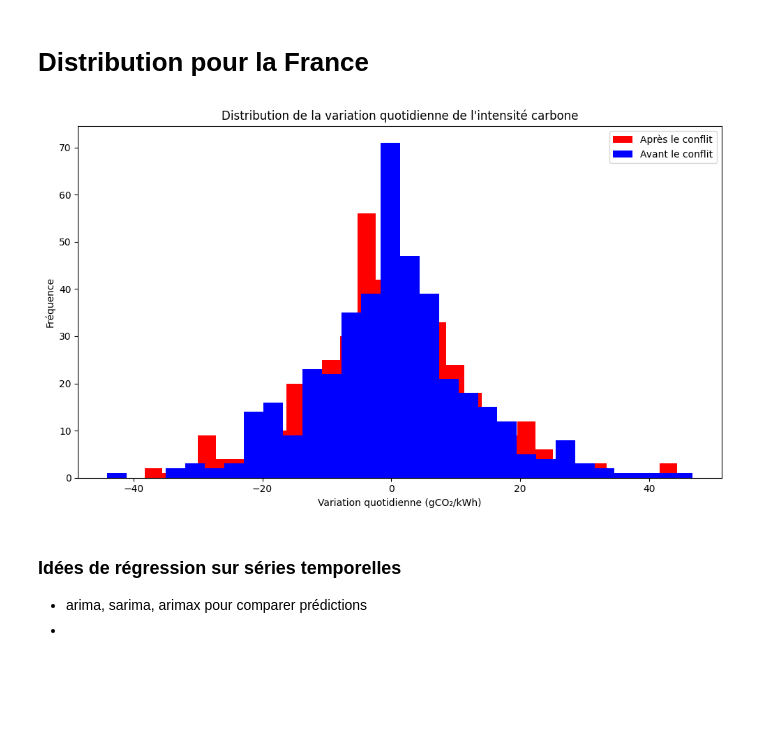
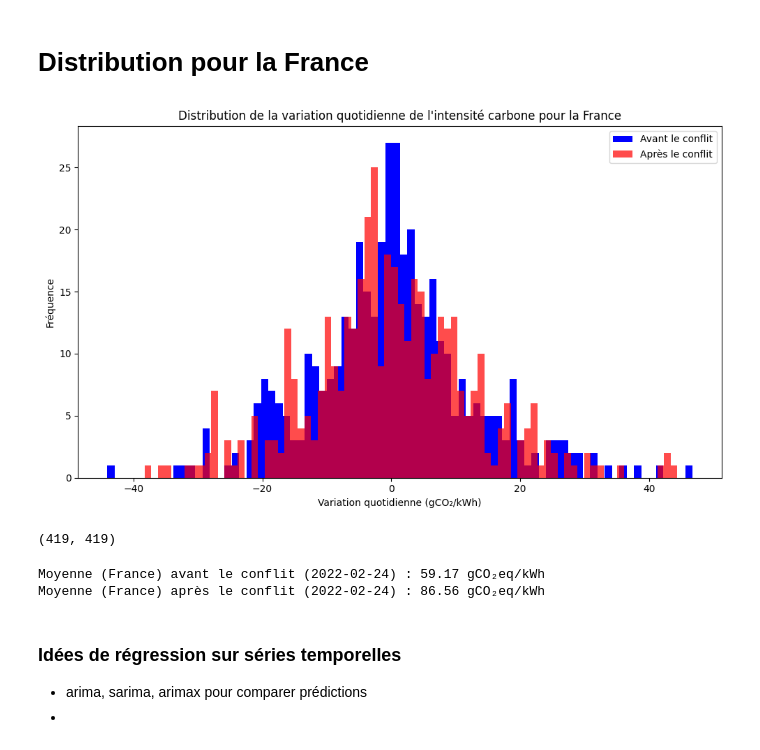
Before and after one commit to RaphLC16/M1EDE, a Jupyter notebook: distri.ipynb, the cells around one changed output. Cells and saved outputs as stored; diff of their text form; code cells hidden in the pictures; blank space fills up the shorter version.

```diff
--- a/distri.ipynb
+++ b/distri.ipynb
@@ -120,39 +121,57 @@ dff['Datetime (UTC)'] = pd.to_datetime(dff['Datetime (UTC)'])
 # Trier les données par date
 dff = dff.sort_values(by='Datetime (UTC)')
 
 # Calculer la variation quotidienne de la colonne 'Carbon Intensity gCO₂eq/kWh (LCA)'
-dff['Variation'] = dff['Carbon Intensity gCO₂eq/kWh (LCA)'].diff()
+dff['Variation'] = dff['Carbon Intensity gCO₂eq/kWh (LCA)'].diff(1)
 
 # Définir la date du conflit en Ukraine
 date_conflit = pd.to_datetime('2022-02-24')
 
 # Séparer les données avant et après le conflit
 dff_avant_conflit = dff[dff['Datetime (UTC)'] < date_conflit]
 dff_apres_conflit = dff[(dff['Datetime (UTC)'] > date_conflit) & (dff['Datetime (UTC)'] <= date_419_apres_conflit)]
 
 
 # Tracer les distributions de la variation quotidienne avant et après le conflit avec transparence
 plt.figure(figsize=(10, 6))
 
+# Tracer l'histogramme de la variation quotidienne avant le conflit avec transparence
+plt.hist(dff_avant_conflit['Variation'].dropna(), bins=80, color='blue', alpha=1., label='Avant le conflit')
+
 # Tracer l'histogramme de la variation quotidienne après le conflit avec transparence
-plt.hist(dff_apres_conflit['Variation'].dropna(), bins=30, color='red', alpha=1., label='Après le conflit')
+plt.hist(dff_apres_conflit['Variation'].dropna(), bins=80, color='red', alpha=0.7, label='Après le conflit')
 
-# Tracer l'histogramme de la variation quotidienne avant le conflit avec transparence
-plt.hist(dff_avant_conflit['Variation'].dropna(), bins=30, color='blue', alpha=1., label='Avant le conflit')
+
+
 
 
 
 # Ajouter les labels et la légende
-plt.title('Distribution de la variation quotidienne de l\'intensité carbone')
+plt.title('Distribution de la variation quotidienne de l\'intensité carbone pour la France')
 plt.xlabel('Variation quotidienne (gCO₂/kWh)')
 plt.ylabel('Fréquence')
 plt.legend(loc='upper right')
 
 # Afficher le graphique
 plt.tight_layout()
 plt.show()
 # %% [output]
-[figure, old version]
+[figure, new version]
+# %%
+len(dff_avant_conflit), len(dff_apres_conflit)
+# %% [output]
+(419, 419)
+# %%
+# Calculer la moyenne pour chaque période
+moyenne_avant_conflit_fr = dff_avant_conflit['Carbon Intensity gCO₂eq/kWh (LCA)'].mean()
+moyenne_apres_conflit_fr = dff_apres_conflit['Carbon Intensity gCO₂eq/kWh (LCA)'].mean()
+
+# Afficher les résultats
+print(f"Moyenne (France) avant le conflit (2022-02-24) : {moyenne_avant_conflit_fr:.2f} gCO₂eq/kWh")
+print(f"Moyenne (France) après le conflit (2022-02-24) : {moyenne_apres_conflit_fr:.2f} gCO₂eq/kWh")
+# %% [output]
+Moyenne (France) avant le conflit (2022-02-24) : 59.17 gCO₂eq/kWh
+Moyenne (France) après le conflit (2022-02-24) : 86.56 gCO₂eq/kWh
 # %% [markdown]
 ### Idées de régression sur séries temporelles
 
```
Also changed, not shown: parts of 1 cell of this notebook.
